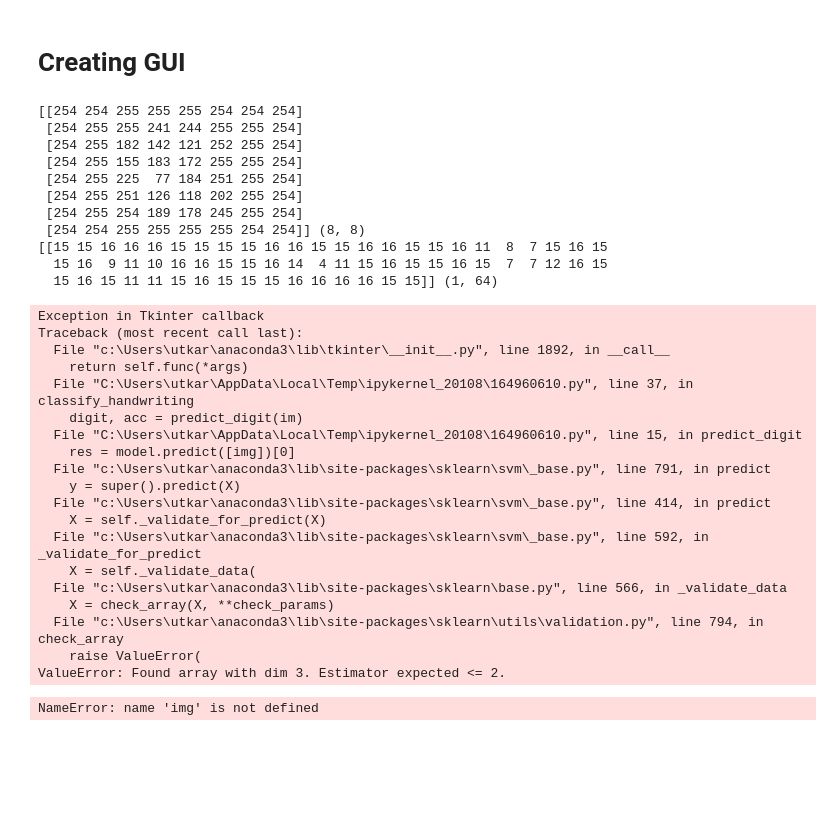
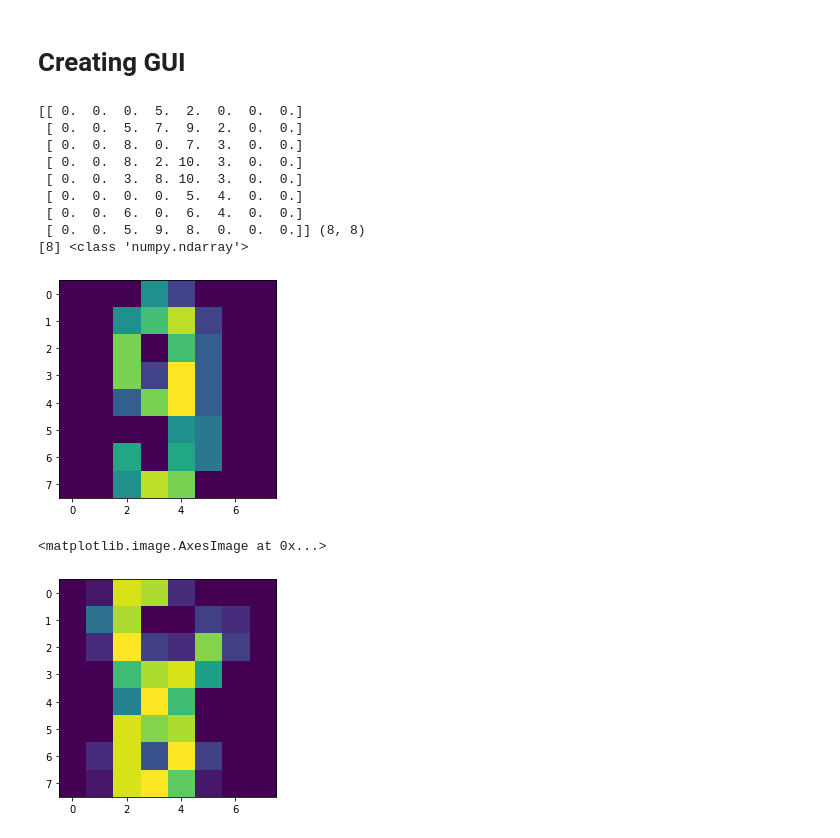
Before and after one commit to UtkarshPrajapati/Number-Recognition, a Jupyter notebook: NumberRecognition.ipynb, the cells around one changed output. Drawn from its saved outputs; the diff is of its cells as text; code cells hidden in the pictures; blank space fills up the shorter version.

```diff
--- a/NumberRecognition.ipynb
+++ b/NumberRecognition.ipynb
@@ -138,72 +138,55 @@ def predict_digit(img):
     img = img.resize((8,8))
     img = img.convert('L')
     img = np.array(img)
+    img = 16-np.multiply(img,0.06274509803921568627450980392157).astype(int).astype(float)
+    img[img==1]=0
     print(img,img.shape)
-    img = np.multiply(img,0.06274509803921568627450980392157).astype(int).reshape(1,-1)
-    print(img,img.shape)
-    res = model.predict([img])[0]
+    plt.imshow(img)
+    res = model.predict(img.reshape(1,-1))
+    print(res,type(res))
     return np.argmax(res), max(res)
 
 class App(tk.Tk):
     def __init__(self):
         tk.Tk.__init__(self)
         self.x = self.y = 0
         self.canvas = tk.Canvas(self, width=300, height=300, bg = "white", cursor="cross")
         self.label = tk.Label(self, text="Thinking..", font=("Helvetica", 48))
         self.classify_btn = tk.Button(self, text = "Recognise", command = self.classify_handwriting)
         self.button_clear = tk.Button(self, text = "Clear", command = self.clear_all)
         self.canvas.grid(row=0, column=0, pady=2, sticky=W, )
         self.label.grid(row=0, column=1,pady=2, padx=2)
         self.classify_btn.grid(row=1, column=1, pady=2, padx=2)
         self.button_clear.grid(row=1, column=0, pady=2)
         self.canvas.bind("<B1-Motion>", self.draw_lines)
     def clear_all(self):
         self.canvas.delete("all")
     def classify_handwriting(self):
         HWND = self.canvas.winfo_id()
         rect = win32gui.GetWindowRect(HWND)
         im = ImageGrab.grab(rect)
         digit, acc = predict_digit(im)
         self.label.configure(text= str(digit)+', '+ str(int(acc*100))+'%')
     def draw_lines(self, event):
         self.x = event.x
         self.y = event.y
         r=8
         self.canvas.create_oval(self.x-r, self.y-r, self.x + r, self.y + r, fill='black')
 app = App()
 mainloop()
 # %% [output]
-[[254 254 255 255 255 254 254 254]
- [254 255 255 241 244 255 255 254]
- [254 255 182 142 121 252 255 254]
- [254 255 155 183 172 255 255 254]
- [254 255 225  77 184 251 255 254]
- [254 255 251 126 118 202 255 254]
- [254 255 254 189 178 245 255 254]
- [254 254 255 255 255 255 254 254]] (8, 8)
-[[15 15 16 16 16 15 15 15 15 16 16 15 15 16 16 15 15 16 11  8  7 15 16 15
-  15 16  9 11 10 16 16 15 15 16 14  4 11 15 16 15 15 16 15  7  7 12 16 15
-  15 16 15 11 11 15 16 15 15 15 16 16 16 16 15 15]] (1, 64)
+[[ 0.  0.  0.  5.  2.  0.  0.  0.]
+ [ 0.  0.  5.  7.  9.  2.  0.  0.]
+ [ 0.  0.  8.  0.  7.  3.  0.  0.]
+ [ 0.  0.  8.  2. 10.  3.  0.  0.]
+ [ 0.  0.  3.  8. 10.  3.  0.  0.]
+ [ 0.  0.  0.  0.  5.  4.  0.  0.]
+ [ 0.  0.  6.  0.  6.  4.  0.  0.]
+ [ 0.  0.  5.  9.  8.  0.  0.  0.]] (8, 8)
+[8] <class 'numpy.ndarray'>
-Exception in Tkinter callback
-Traceback (most recent call last):
-  File "c:\Users\utkar\anaconda3\lib\tkinter\__init__.py", line 1892, in __call__
-    return self.func(*args)
-  File "C:\Users\utkar\AppData\Local\Temp\ipykernel_20108\164960610.py", line 37, in classify_handwriting
-    digit, acc = predict_digit(im)
-  File "C:\Users\utkar\AppData\Local\Temp\ipykernel_20108\164960610.py", line 15, in predict_digit
-    res = model.predict([img])[0]
-  File "c:\Users\utkar\anaconda3\lib\site-packages\sklearn\svm\_base.py", line 791, in predict
-    y = super().predict(X)
-  File "c:\Users\utkar\anaconda3\lib\site-packages\sklearn\svm\_base.py", line 414, in predict
-    X = self._validate_for_predict(X)
-  File "c:\Users\utkar\anaconda3\lib\site-packages\sklearn\svm\_base.py", line 592, in _validate_for_predict
-    X = self._validate_data(
-  File "c:\Users\utkar\anaconda3\lib\site-packages\sklearn\base.py", line 566, in _validate_data
-    X = check_array(X, **check_params)
-  File "c:\Users\utkar\anaconda3\lib\site-packages\sklearn\utils\validation.py", line 794, in check_array
-    raise ValueError(
-ValueError: Found array with dim 3. Estimator expected <= 2.
+[figure, added]
-# %%
-plt.imshow(img)
-# %% [output]
-NameError: name 'img' is not defined
+# %%
+plt.imshow(X_test[1].reshape(8,8))
+# %% [output]
+<matplotlib.image.AxesImage at 0x...>
+[figure, added]
```
Also changed, not shown: parts of 1 cell of this notebook.
